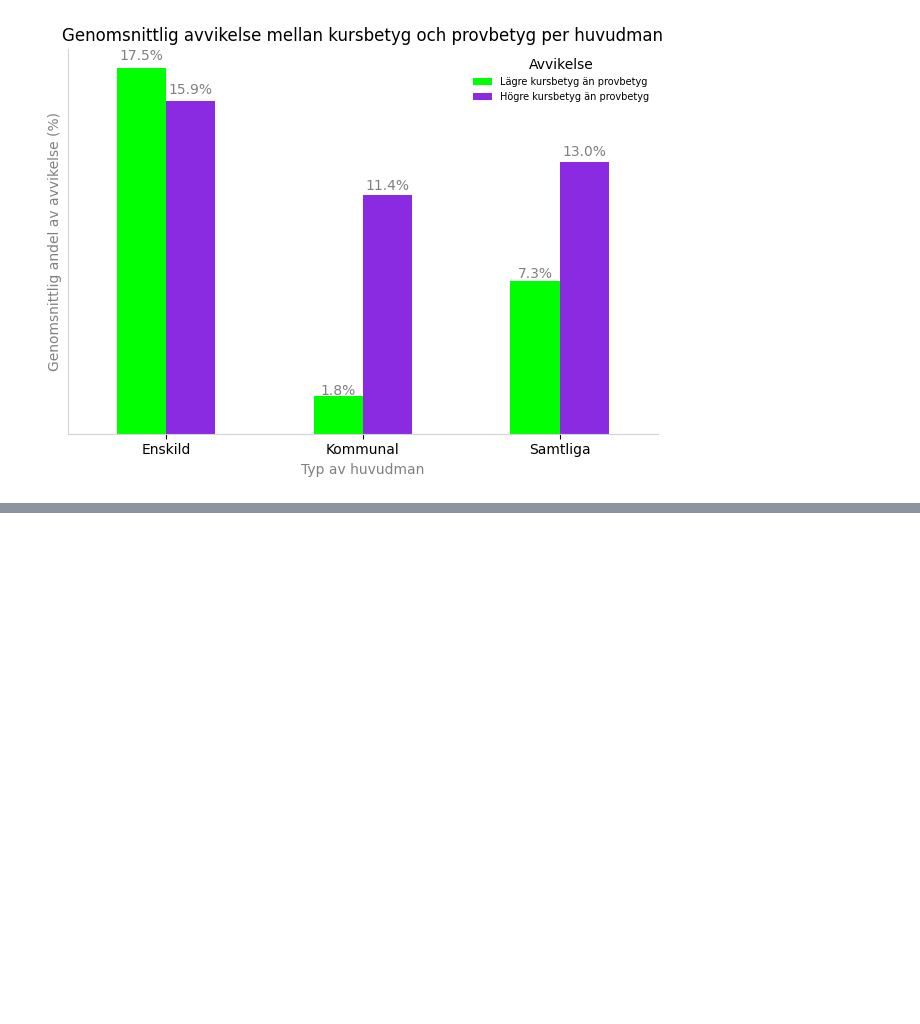
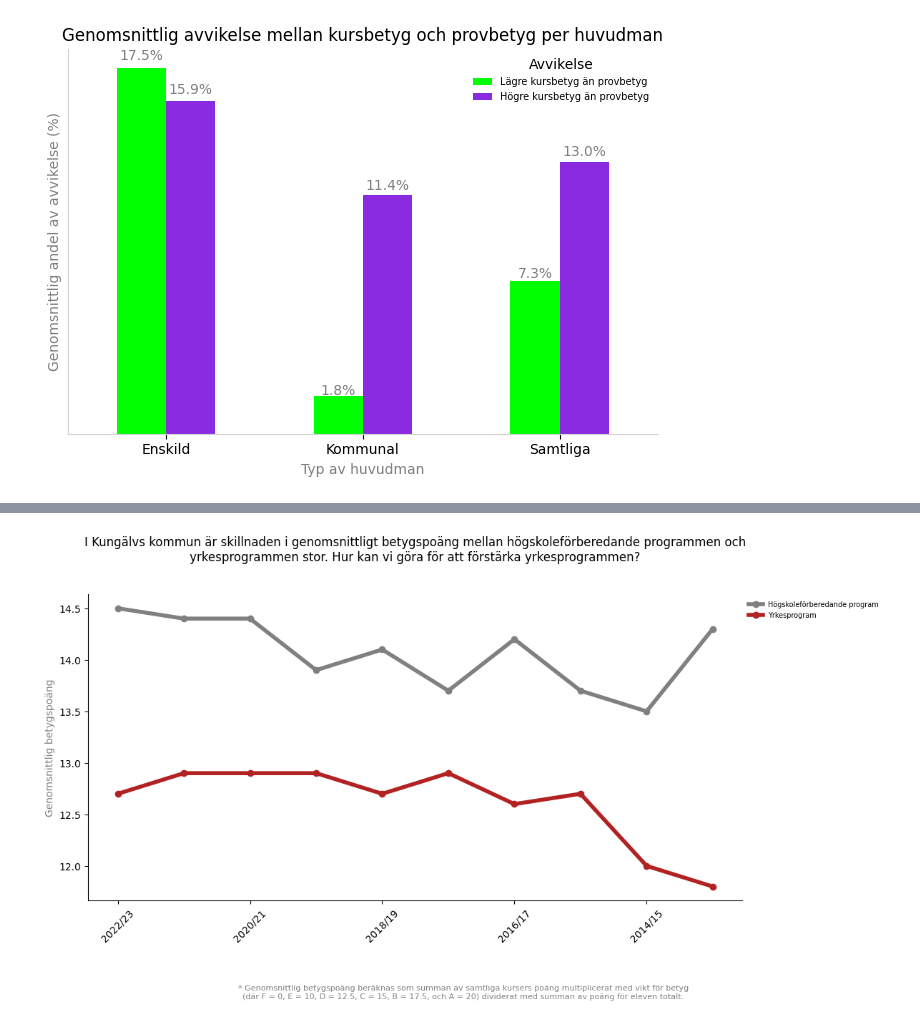
Before and after one commit to Utjiman/Python-Richard-Boden-OPA23, a Jupyter notebook: Labb2/Labb2.ipynb, the cells around one changed output, grey strips where cells are left out. Drawn from its saved outputs; the diff is of its cells as text; code cells hidden in the pictures; blank space fills up the shorter version.

```diff
--- a/Labb2/Labb2.ipynb
+++ b/Labb2/Labb2.ipynb
@@ -550,0 +560,38 @@ Downcasting behavior in `replace` is deprecated and will be removed in a future
+# %%
+programs_to_compare = ['Högskoleförberedande program', 'Yrkesprogram']
+colors_compare = ['grey', 'firebrick']
+
+plt.figure(figsize=(12, 6))
+
+#  Loop through the selected programs
+for i, program in enumerate(programs_to_compare):
+    # Select the program's DataFrame from the dictionary
+    df_program = df_dict[program]
+    # Find the row with average grade points
+    betygspoäng = df_program[df_program['Uppgift'].str.contains('Genomsnittlig betygspoäng')]
+    # Extract the years and their corresponding values
+    years = betygspoäng.columns[4:].tolist()
+    values = betygspoäng.iloc[0, 4:].values
+    #plot the lines with choosen colors and linewidth
+    plt.plot(years, values, marker='o', label=program, color=colors_compare[i], linewidth = 4)
+
+plt.title('I Kungälvs kommun är skillnaden i genomsnittligt betygspoäng mellan högskoleförberedande programmen och yrkesprogrammen stor. Hur kan vi göra för att förstärka yrkesprogrammen?\n\n', wrap=True)
+plt.xlabel('')
+plt.ylabel('Genomsnittlig betygspoäng', color='grey')
+plt.legend(frameon=False, fontsize=7, loc='upper left', bbox_to_anchor=(1, 1)) # Placing the legend outside the plot area
+plt.xticks(years[::2], rotation=45) # Only display every other year on the x-axis
+
+
+ax = plt.gca()  # Accessing the current axes to modify spines
+ax.spines['top'].set_visible(False)
+ax.spines['right'].set_visible(False)
+
+plt.tight_layout()
+
+# Adding a footnote explaining how the average grade points are calculated
+grade_explanation = "* Genomsnittlig betygspoäng beräknas som summan av samtliga kursers poäng multiplicerat med vikt för betyg\n(där F = 0, E = 10, D = 12.5, C = 15, B = 17.5, och A = 20) dividerat med summan av poäng för eleven totalt."
+plt.figtext(0.5, -0.1, grade_explanation, wrap=True, horizontalalignment='center', fontsize=8, color='grey')
+
+plt.show()
+# %% [output]
+[figure, added]
```
Also changed, not shown: parts of 10 cells of this notebook, 6 other files.
